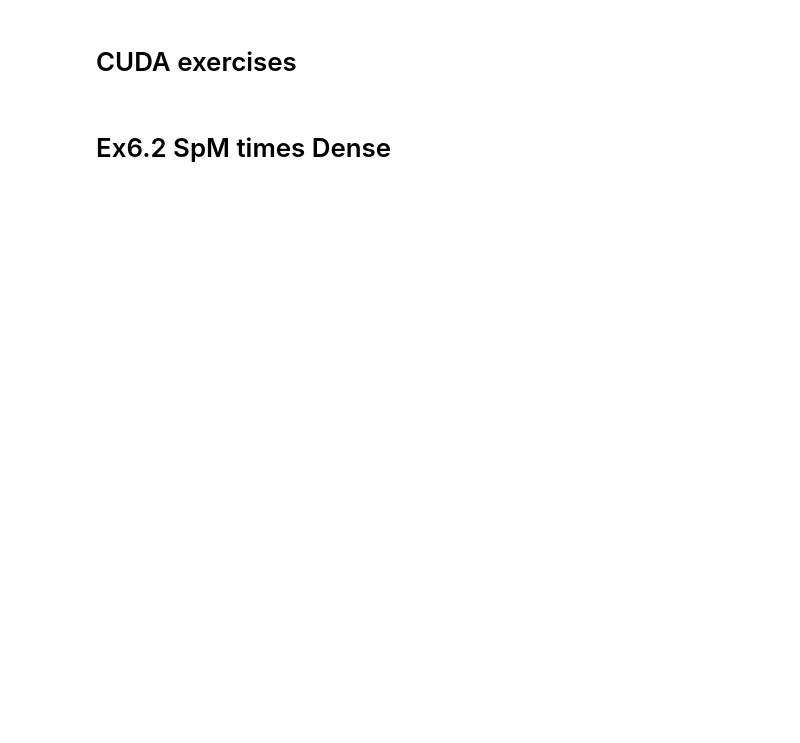
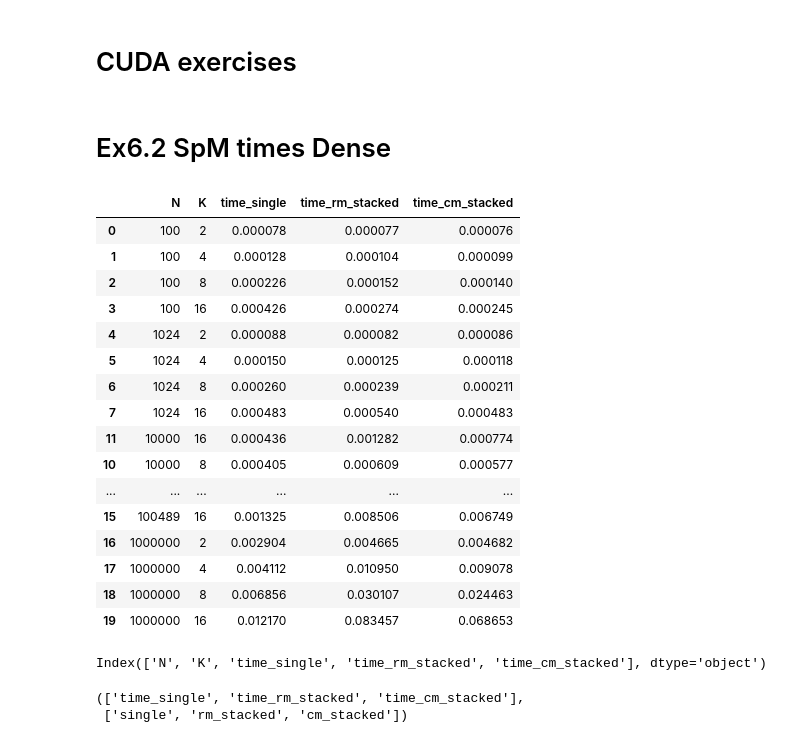
Before and after one commit to GenosW/many_cores, a Jupyter notebook: ex6/task2/plots.ipynb, the cells around one changed output. Saved outputs shown, nothing was run; the diff lists cells and outputs as text; code cells hidden in the pictures; blank space fills up the shorter version.

```diff
--- a/ex6/task2/plots.ipynb
+++ b/ex6/task2/plots.ipynb
@@ -30,16 +30,39 @@ def transform_to_ms(df, cols):
 # %% [markdown]
 # Ex6.2 SpM times Dense
 # %%
-df = csv_parse("plots/ph_data_plot.csv", header=False)
+df = csv_parse("plots/ph_data_ik.csv", header=False)
 df = df.sort_values("N")
 display(df)
+# %% [output]
+|  | N | K | time_single | time_rm_stacked | time_cm_stacked |
+| 0 | 100 | 2 | 0.000078 | 0.000077 | 0.000076 |
+| 1 | 100 | 4 | 0.000128 | 0.000104 | 0.000099 |
+| 2 | 100 | 8 | 0.000226 | 0.000152 | 0.000140 |
+| 3 | 100 | 16 | 0.000426 | 0.000274 | 0.000245 |
+| 4 | 1024 | 2 | 0.000088 | 0.000082 | 0.000086 |
+| 5 | 1024 | 4 | 0.000150 | 0.000125 | 0.000118 |
+| 6 | 1024 | 8 | 0.000260 | 0.000239 | 0.000211 |
+| 7 | 1024 | 16 | 0.000483 | 0.000540 | 0.000483 |
+| 11 | 10000 | 16 | 0.000436 | 0.001282 | 0.000774 |
+| 10 | 10000 | 8 | 0.000405 | 0.000609 | 0.000577 |
+| ... | ... | ... | ... | ... | ... |
+| 15 | 100489 | 16 | 0.001325 | 0.008506 | 0.006749 |
+| 16 | 1000000 | 2 | 0.002904 | 0.004665 | 0.004682 |
+| 17 | 1000000 | 4 | 0.004112 | 0.010950 | 0.009078 |
+| 18 | 1000000 | 8 | 0.006856 | 0.030107 | 0.024463 |
+| 19 | 1000000 | 16 | 0.012170 | 0.083457 | 0.068653 |
 # %%
 cols = df.columns
 cols
+# %% [output]
+Index(['N', 'K', 'time_single', 'time_rm_stacked', 'time_cm_stacked'], dtype='object')
 # %%
 time_cols = list(filter(lambda x: "time" in x, cols))
 labels = list(map(lambda x: x.split("_",1)[-1], time_cols))
 time_cols, labels
+# %% [output]
+(['time_single', 'time_rm_stacked', 'time_cm_stacked'],
+ ['single', 'rm_stacked', 'cm_stacked'])
 # %%
 speedup_cols = []
 for x in ["time_rm_stacked", "time_cm_stacked"]:
```
Also changed, not shown: parts of 7 cells of this notebook, 9 other files.
